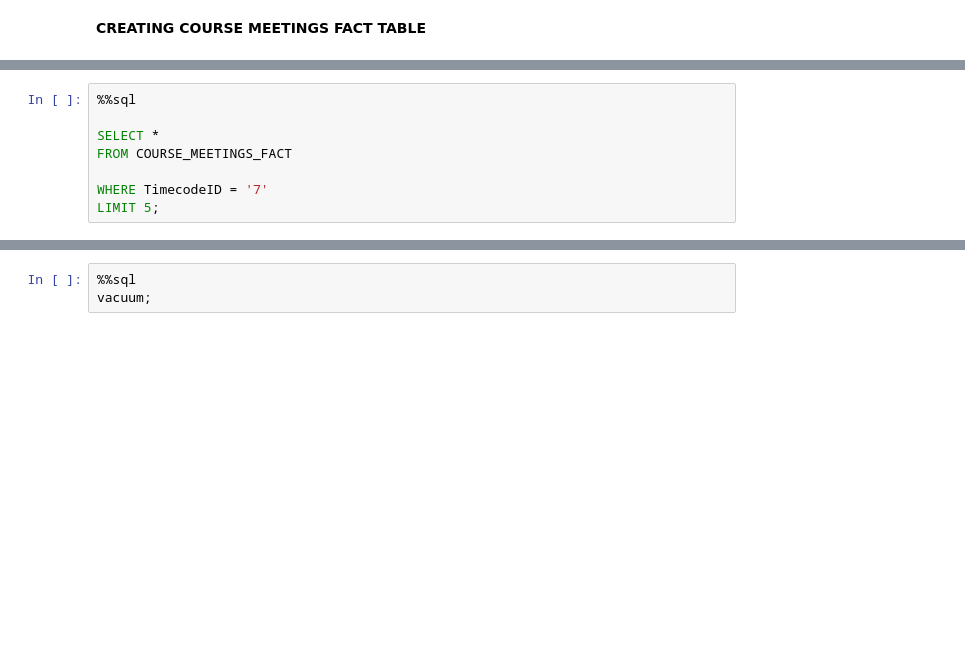
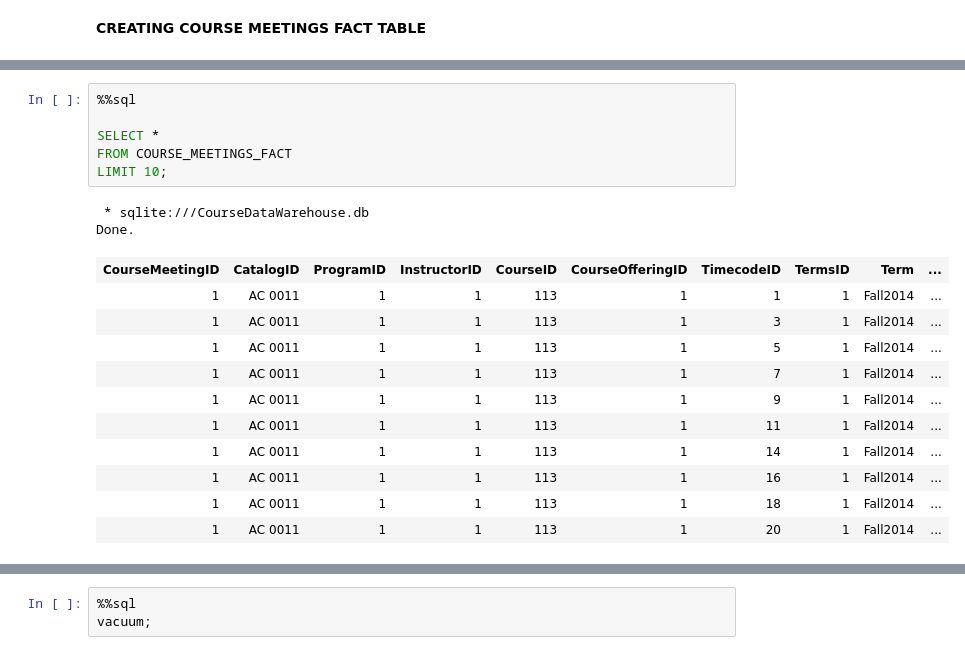
Before and after one commit to fairfield-ba510-spring2020/term-project-teamgamecancelled, a Jupyter notebook: CourseDataWarehouse.ipynb, the cells around one changed output, grey strips where cells are left out. Saved outputs shown, nothing was run; the diff lists cells and outputs as text; blank space fills up the shorter version.

```diff
--- a/CourseDataWarehouse.ipynb
+++ b/CourseDataWarehouse.ipynb
@@ -405,8 +421,20 @@ FROM CourseData.COURSE_MEETINGS
 # %%
 %%sql
 
 SELECT *
 FROM COURSE_MEETINGS_FACT
-
-WHERE TimecodeID = '7'
-LIMIT 5;
+LIMIT 10;
+# %% [output]
+ * sqlite:///CourseDataWarehouse.db
+Done.
+| CourseMeetingID | CatalogID | ProgramID | InstructorID | CourseID | CourseOfferingID | TimecodeID | TermsID | Term | ... |
+| 1 | AC 0011 | 1 | 1 | 113 | 1 | 1 | 1 | Fall2014 | ... |
+| 1 | AC 0011 | 1 | 1 | 113 | 1 | 3 | 1 | Fall2014 | ... |
+| 1 | AC 0011 | 1 | 1 | 113 | 1 | 5 | 1 | Fall2014 | ... |
+| 1 | AC 0011 | 1 | 1 | 113 | 1 | 7 | 1 | Fall2014 | ... |
+| 1 | AC 0011 | 1 | 1 | 113 | 1 | 9 | 1 | Fall2014 | ... |
+| 1 | AC 0011 | 1 | 1 | 113 | 1 | 11 | 1 | Fall2014 | ... |
+| 1 | AC 0011 | 1 | 1 | 113 | 1 | 14 | 1 | Fall2014 | ... |
+| 1 | AC 0011 | 1 | 1 | 113 | 1 | 16 | 1 | Fall2014 | ... |
+| 1 | AC 0011 | 1 | 1 | 113 | 1 | 18 | 1 | Fall2014 | ... |
+| 1 | AC 0011 | 1 | 1 | 113 | 1 | 20 | 1 | Fall2014 | ... |
```
Also changed, not shown: parts of 15 cells of this notebook, 5 other files.
